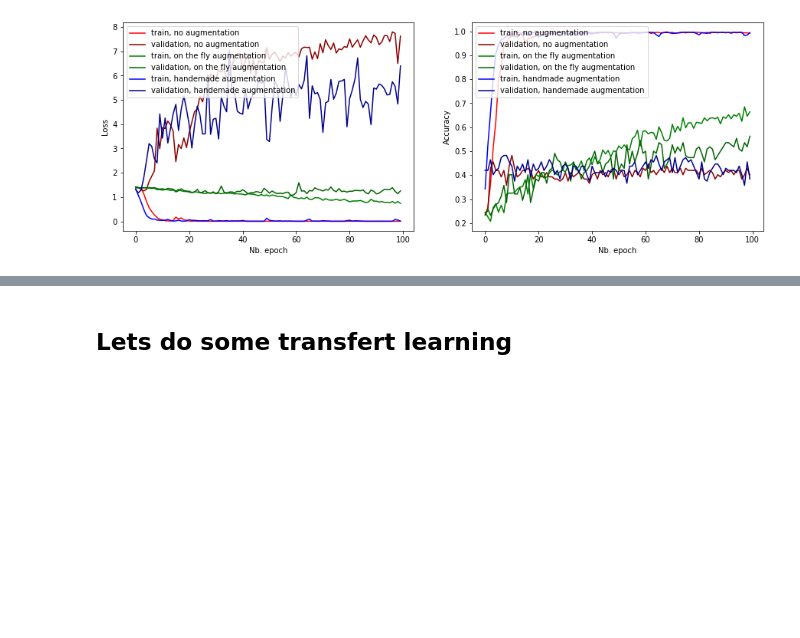
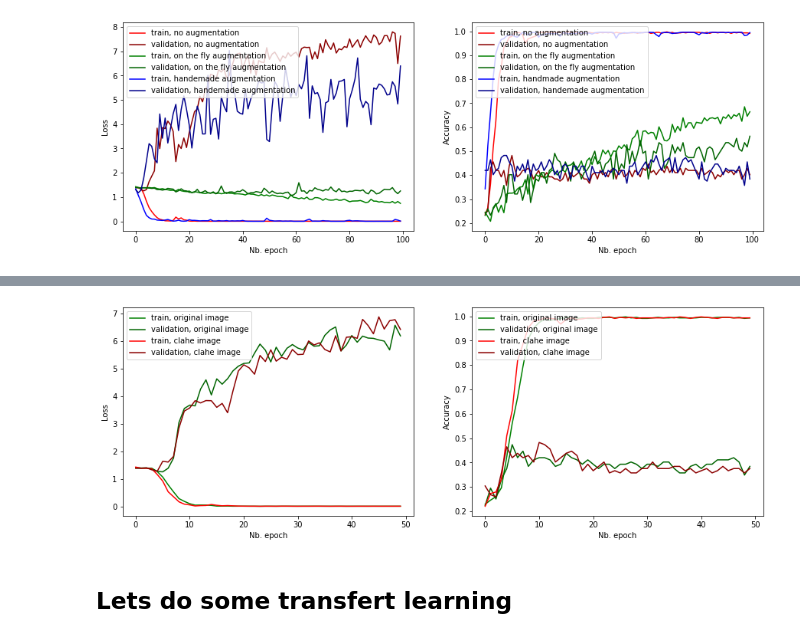
Before and after one commit to Jeremynadal33/classify_stanford_dogs, a Jupyter notebook: baseline.ipynb, the cells around one changed output, grey strips where cells are left out. Drawn from its saved outputs; the diff is of its cells as text; code cells hidden in the pictures; blank space fills up the shorter version.

```diff
--- a/baseline.ipynb
+++ b/baseline.ipynb
@@ -597,6 +729,7 @@ def create_cnn(input_shape, output_length,
 
   model = tf.keras.models.Sequential(name=name)
   model.add(tf.keras.layers.InputLayer(input_shape=input_shape, name = 'Input_layer'))
+  model.add( tf.keras.layers.experimental.preprocessing.Rescaling(1./255,name='Rescaling_layer') ),
 
   if model_transfert == None:
     for cnn in range(nb_cnn):
@@ -845,0 +1003,8 @@ plt.show()
+# %%
+history_no_aug = model_no_aug.fit_generator(generator=train_generator_no_aug,
+                                  steps_per_epoch=STEP_SIZE_TRAIN,
+                        validation_data=validation_generator,
+                        validation_steps=STEP_SIZE_VALID,
+                        epochs=50,
+                        #callbacks=get_callbacks()
+                        )
@@ -845,0 +1029,8 @@ plt.show()
+# %%
+history_no_aug_clahe = model_no_aug_clahe.fit_generator(generator=train_generator_CLAHE,
+                                  steps_per_epoch=STEP_SIZE_TRAIN,
+                        validation_data=validation_generator,
+                        validation_steps=STEP_SIZE_VALID,
+                        epochs=50,
+                        #callbacks=get_callbacks()
+                        )
@@ -846,3 +1055,38 @@ plt.show()
+# %%
+
+#Light color for train and dark for validation
+#Green for augmentation and red for no augmentation
+
+fig, axes = plt.subplots(1, 2, figsize=(15,5), sharex=False)
+
+
+axes[0].plot(history_no_aug.history['loss'], label='train, original image ', color='green')
+axes[0].plot(history_no_aug.history['val_loss'], label='validation, original image', color='darkgreen')
+
+axes[0].plot(history_no_aug_clahe.history['loss'], label='train, clahe image ', color='red')
+axes[0].plot(history_no_aug_clahe.history['val_loss'], label='validation, clahe image', color='darkred')
+
+
+axes[0].set_ylabel('Loss')
+axes[0].set_xlabel('Nb. epoch')
+axes[0].legend(loc='upper left')
+
+
+
+axes[1].plot(history_no_aug.history['accuracy'], label='train, original image ', color='green')
+axes[1].plot(history_no_aug.history['val_accuracy'], label='validation, original image', color='darkgreen')
+axes[1].plot(history_no_aug_clahe.history['accuracy'], label='train, clahe image ', color='red')
+axes[1].plot(history_no_aug_clahe.history['val_accuracy'], label='validation, clahe image', color='darkred')
+
+axes[1].set_ylabel('Accuracy')
+axes[1].set_xlabel('Nb. epoch')
+
+axes[1].legend(loc='upper left')
+
+plt.savefig(root_dir+'pngs/train_clahe.png')
+plt.show()
+# %% [output]
+[figure, added]
 # %% [markdown]
 ## Lets do some transfert learning
 # %%
```
Also changed, not shown: parts of 11 cells of this notebook.
